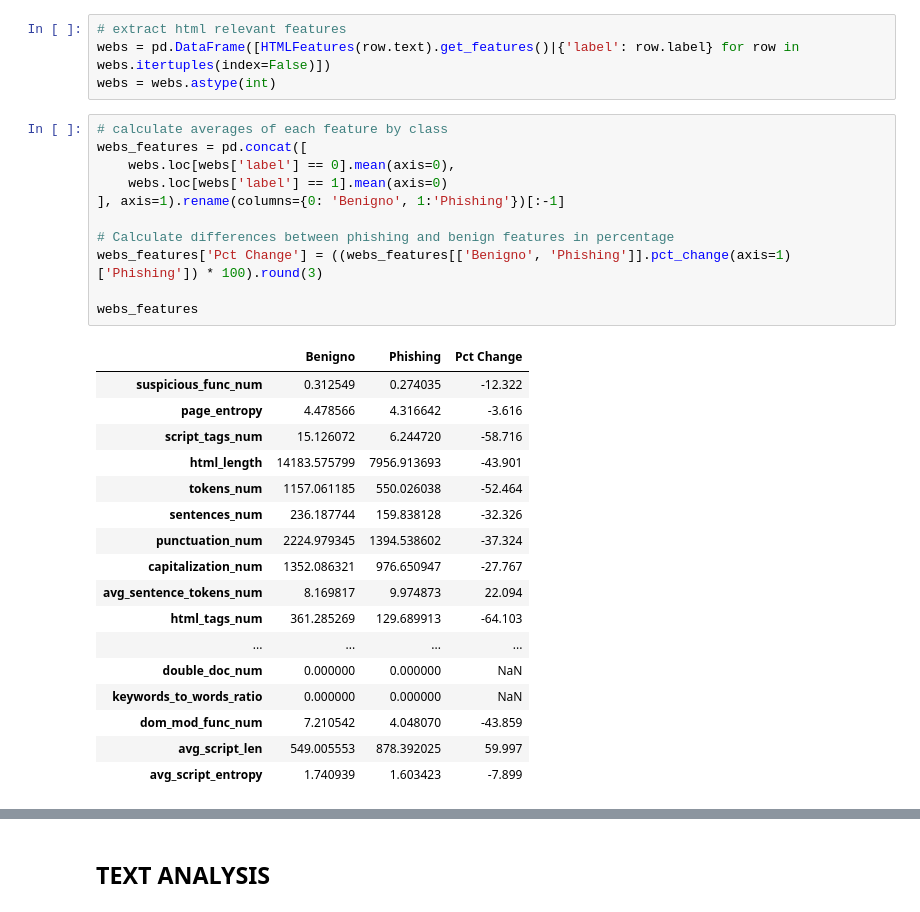
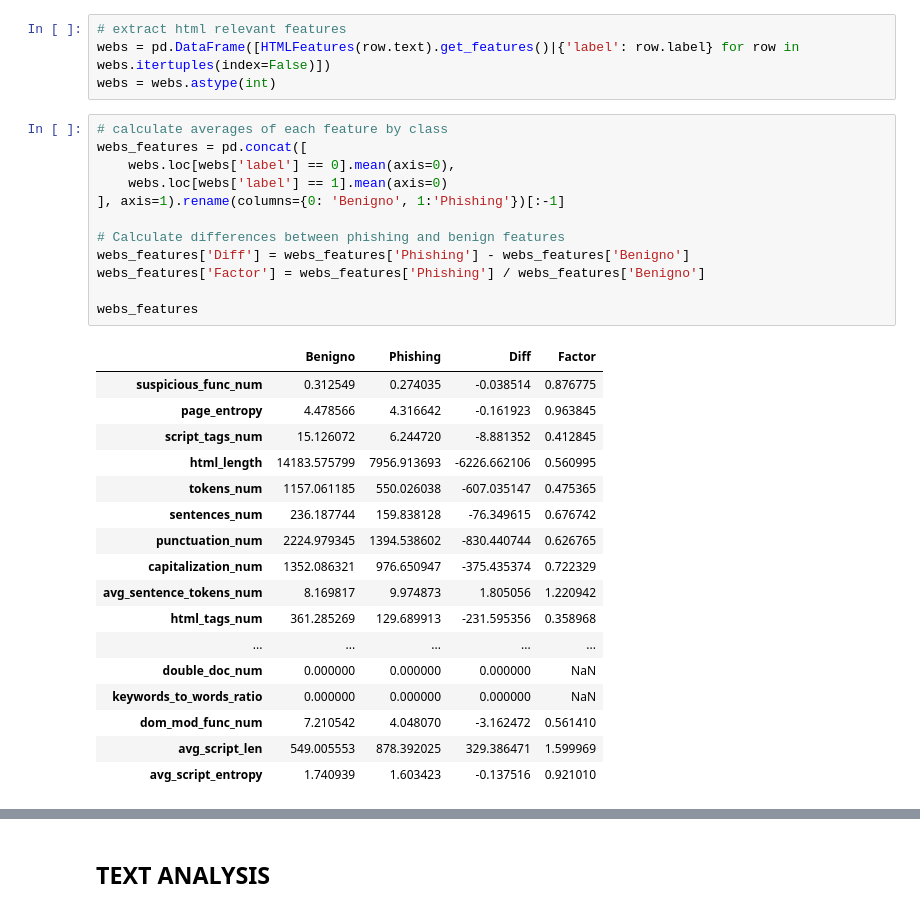
Before and after one commit to EstAlvB/Phishing-Detection-with-BERT, a Jupyter notebook: analysis.ipynb, the cells around one changed output, grey strips where cells are left out. Cells and saved outputs as stored; diff of their text form.

```diff
--- a/analysis.ipynb
+++ b/analysis.ipynb
@@ -103,29 +98,30 @@ webs = webs.astype(int)
 # %%
 # calculate averages of each feature by class
 webs_features = pd.concat([
     webs.loc[webs['label'] == 0].mean(axis=0),
     webs.loc[webs['label'] == 1].mean(axis=0)
 ], axis=1).rename(columns={0: 'Benigno', 1:'Phishing'})[:-1]
 
-# Calculate differences between phishing and benign features in percentage
-webs_features['Pct Change'] = ((webs_features[['Benigno', 'Phishing']].pct_change(axis=1)['Phishing']) * 100).round(3)
+# Calculate differences between phishing and benign features
+webs_features['Diff'] = webs_features['Phishing'] - webs_features['Benigno']
+webs_features['Factor'] = webs_features['Phishing'] / webs_features['Benigno']
 
 webs_features
 # %% [output]
-|  | Benigno | Phishing | Pct Change |
-| suspicious_func_num | 0.312549 | 0.274035 | -12.322 |
-| page_entropy | 4.478566 | 4.316642 | -3.616 |
-| script_tags_num | 15.126072 | 6.244720 | -58.716 |
-| html_length | 14183.575799 | 7956.913693 | -43.901 |
-| tokens_num | 1157.061185 | 550.026038 | -52.464 |
-| sentences_num | 236.187744 | 159.838128 | -32.326 |
-| punctuation_num | 2224.979345 | 1394.538602 | -37.324 |
-| capitalization_num | 1352.086321 | 976.650947 | -27.767 |
-| avg_sentence_tokens_num | 8.169817 | 9.974873 | 22.094 |
-| html_tags_num | 361.285269 | 129.689913 | -64.103 |
-| ... | ... | ... | ... |
-| double_doc_num | 0.000000 | 0.000000 | NaN |
-| keywords_to_words_ratio | 0.000000 | 0.000000 | NaN |
-| dom_mod_func_num | 7.210542 | 4.048070 | -43.859 |
-| avg_script_len | 549.005553 | 878.392025 | 59.997 |
-| avg_script_entropy | 1.740939 | 1.603423 | -7.899 |
+|  | Benigno | Phishing | Diff | Factor |
+| suspicious_func_num | 0.312549 | 0.274035 | -0.038514 | 0.876775 |
+| page_entropy | 4.478566 | 4.316642 | -0.161923 | 0.963845 |
+| script_tags_num | 15.126072 | 6.244720 | -8.881352 | 0.412845 |
+| html_length | 14183.575799 | 7956.913693 | -6226.662106 | 0.560995 |
+| tokens_num | 1157.061185 | 550.026038 | -607.035147 | 0.475365 |
+| sentences_num | 236.187744 | 159.838128 | -76.349615 | 0.676742 |
+| punctuation_num | 2224.979345 | 1394.538602 | -830.440744 | 0.626765 |
+| capitalization_num | 1352.086321 | 976.650947 | -375.435374 | 0.722329 |
+| avg_sentence_tokens_num | 8.169817 | 9.974873 | 1.805056 | 1.220942 |
+| html_tags_num | 361.285269 | 129.689913 | -231.595356 | 0.358968 |
+| ... | ... | ... | ... | ... |
+| double_doc_num | 0.000000 | 0.000000 | 0.000000 | NaN |
+| keywords_to_words_ratio | 0.000000 | 0.000000 | 0.000000 | NaN |
+| dom_mod_func_num | 7.210542 | 4.048070 | -3.162472 | 0.561410 |
+| avg_script_len | 549.005553 | 878.392025 | 329.386471 | 1.599969 |
+| avg_script_entropy | 1.740939 | 1.603423 | -0.137516 | 0.921010 |
```
Also changed, not shown: parts of 34 cells of this notebook, 2 other files.
